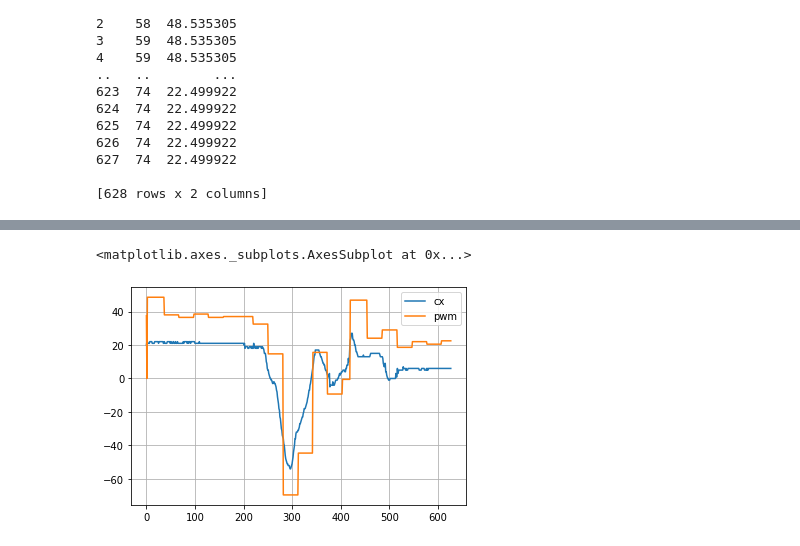
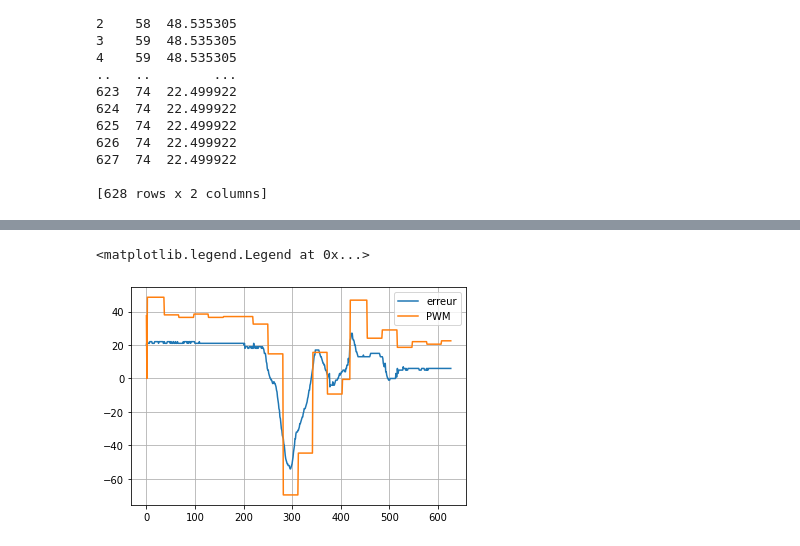
Before and after one commit to Bakir-Rayan/PFE, a Jupyter notebook: Untitled0.ipynb, the cells around one changed output, grey strips where cells are left out. Cells and saved outputs as stored; diff of their text form; code cells hidden in the pictures.

```diff
--- a/Untitled0.ipynb
+++ b/Untitled0.ipynb
@@ -35,6 +29,7 @@ data.plot(grid=True, kind='line')
 data["cx"] = 80 - data["cx"]
 # %%
 data.plot(grid=True, kind='line')
+plt.legend(["erreur", "PWM"])
 # %% [output]
-<matplotlib.axes._subplots.AxesSubplot at 0x...>
+<matplotlib.legend.Legend at 0x...>
-[figure, old version]
+[figure, new version]
```
Also changed, not shown: parts of 6 cells of this notebook, 13 other files.
